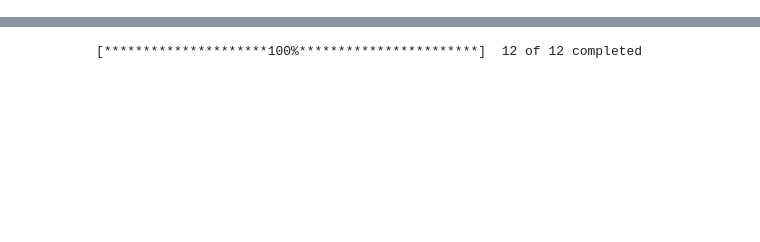
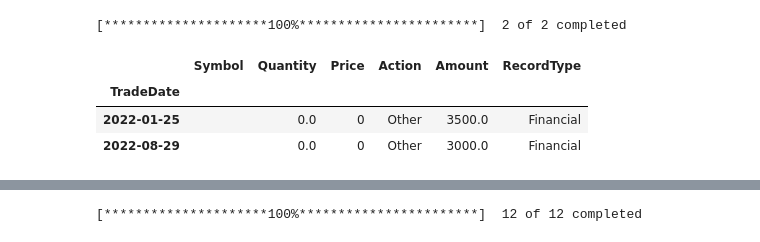
Before and after one commit to libao3128/profolio_manager, a Jupyter notebook: analysis.ipynb, the cells around one changed output, grey strips where cells are left out. Cells and saved outputs as stored; diff of their text form; code cells hidden in the pictures; blank space fills up the shorter version.

```diff
--- a/analysis.ipynb
+++ b/analysis.ipynb
@@ -13,3 +13,10 @@ new_chart = Chart(profolio)
 new_chart.ROE_DayHeld()
 new_chart.WinRate_GainLose()
 new_chart.Monthly_Return()
+# %%
+import yfinance as yf
+
+df = yf.download(['^IXIC','^DJI'])
+benchmark = pd.DataFrame(df['Adj Close'])
+# %% [output]
+[*********************100%***********************]  2 of 2 completed
@@ -15,0 +32,7 @@ new_chart.Monthly_Return()
+# %%
+In
+# %% [output]
+|  | Symbol | Quantity | Price | Action | Amount | RecordType |
+| TradeDate |  |  |  |  |  |  |
+| 2022-01-25 |  | 0.0 | 0 | Other | 3500.0 | Financial |
+| 2022-08-29 |  | 0.0 | 0 | Other | 3000.0 | Financial |
```
Also changed, not shown: parts of 12 cells of this notebook, 1 other file.
